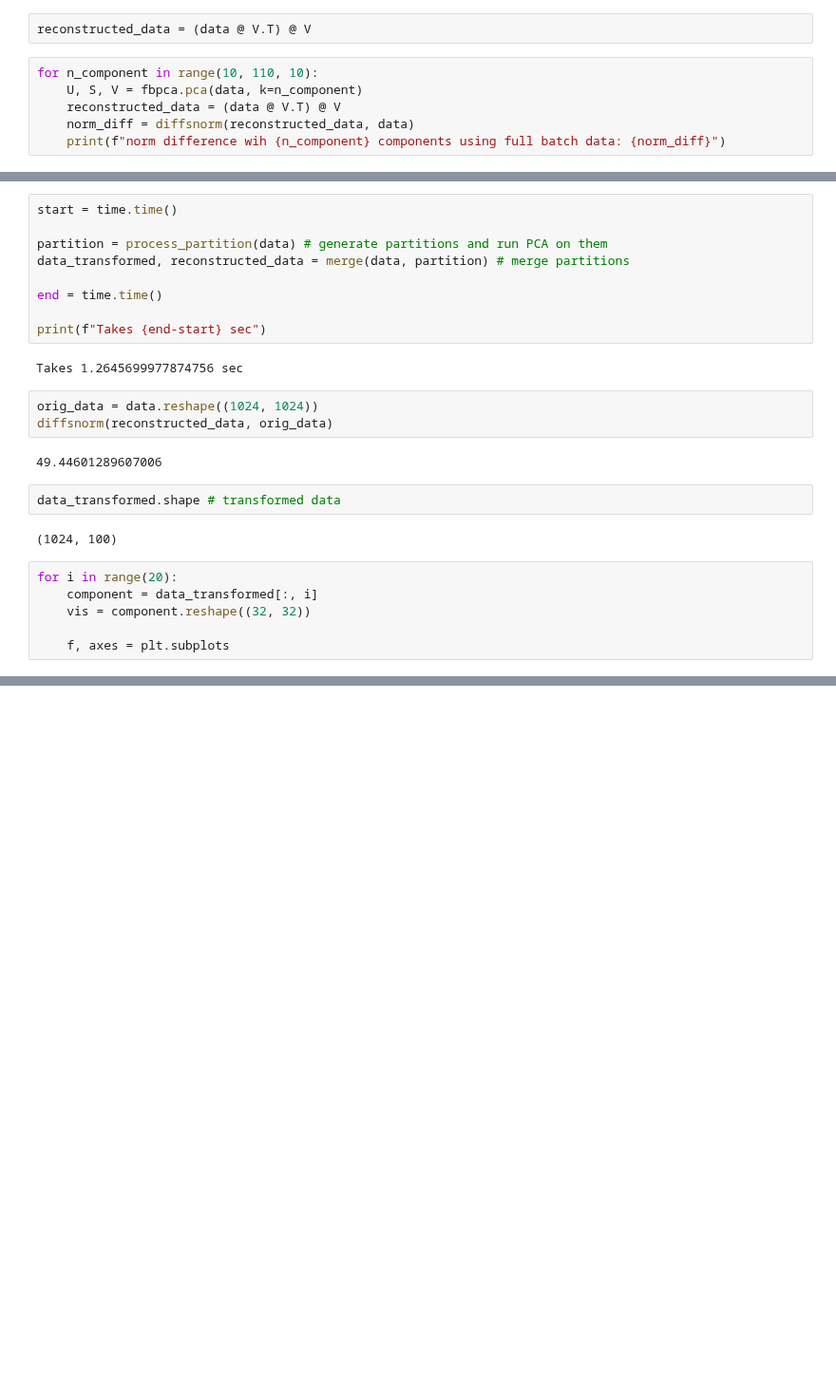
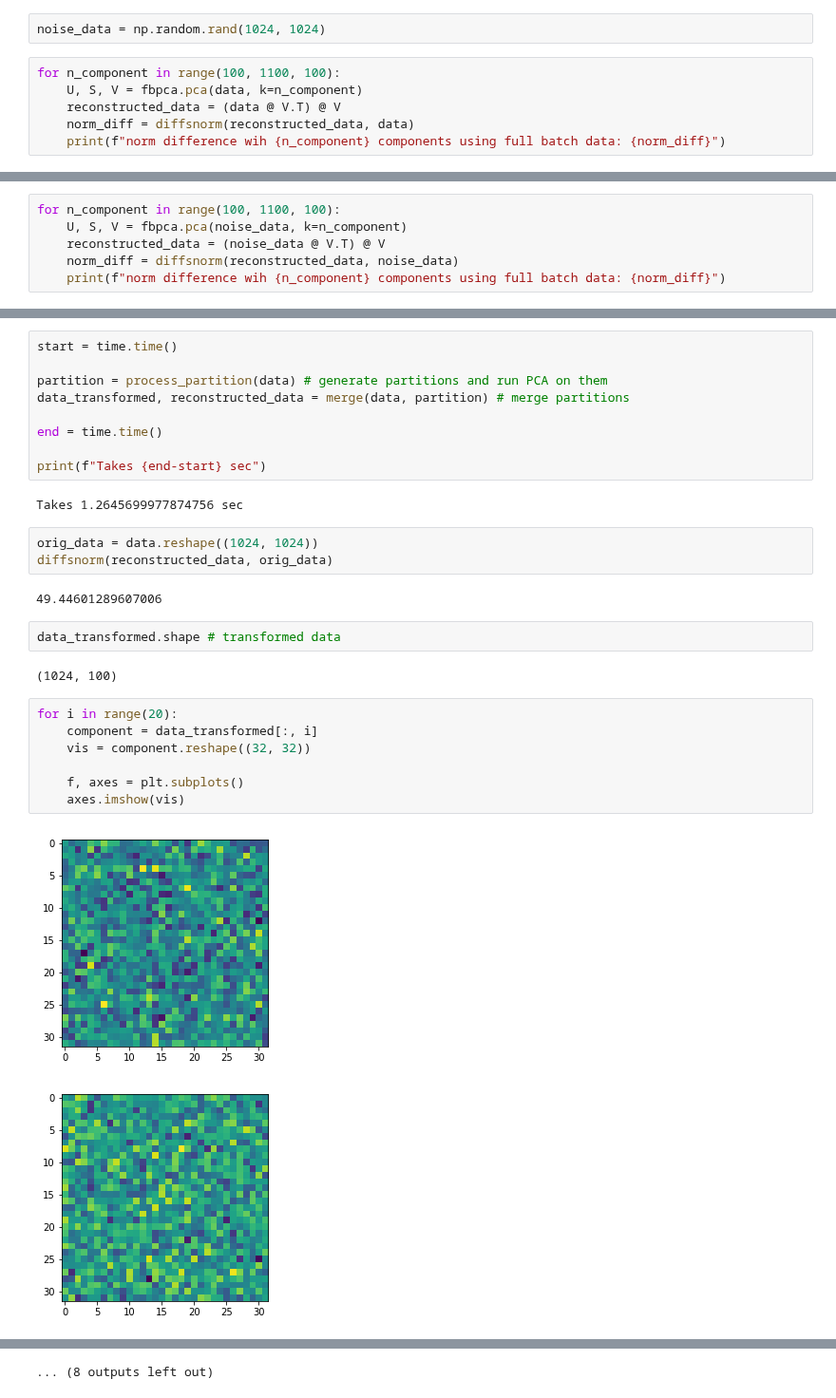
Before and after one commit to LiberTEM/LiberTEM, a Jupyter notebook: examples/pca.ipynb, the cells around one changed output, grey strips where cells are left out. Shown at 95% size. Cells and saved outputs as stored; diff of their text form; blank space fills up the shorter version.

```diff
--- a/examples/pca.ipynb
+++ b/examples/pca.ipynb
@@ -57,7 +51,7 @@ U.shape, S.shape, V.shape
-# %%
-reconstructed_data = (data @ V.T) @ V
+# %%
+noise_data = np.random.rand(1024, 1024)
 # %%
-for n_component in range(10, 110, 10):
+for n_component in range(100, 1100, 100):
     U, S, V = fbpca.pca(data, k=n_component)
     reconstructed_data = (data @ V.T) @ V
     norm_diff = diffsnorm(reconstructed_data, data)
@@ -75,0 +70,6 @@ norm difference wih 100 components using full batch data: 9.930634480581639e-07
+# %%
+for n_component in range(100, 1100, 100):
+    U, S, V = fbpca.pca(noise_data, k=n_component)
+    reconstructed_data = (noise_data @ V.T) @ V
+    norm_diff = diffsnorm(reconstructed_data, noise_data)
+    print(f"norm difference wih {n_component} components using full batch data: {norm_diff}")
@@ -149,6 +160,10 @@ data_transformed.shape # transformed data
 # %%
 for i in range(20):
     component = data_transformed[:, i]
     vis = component.reshape((32, 32))
 
-    f, axes = plt.subplots
+    f, axes = plt.subplots()
+    axes.imshow(vis)
+# %% [output]
+[figure, added]
+[figure, added]
@@ -154,0 +180 @@ for i in range(20):
+... (8 outputs left out)
```
Also changed, not shown: parts of 6 cells of this notebook.
